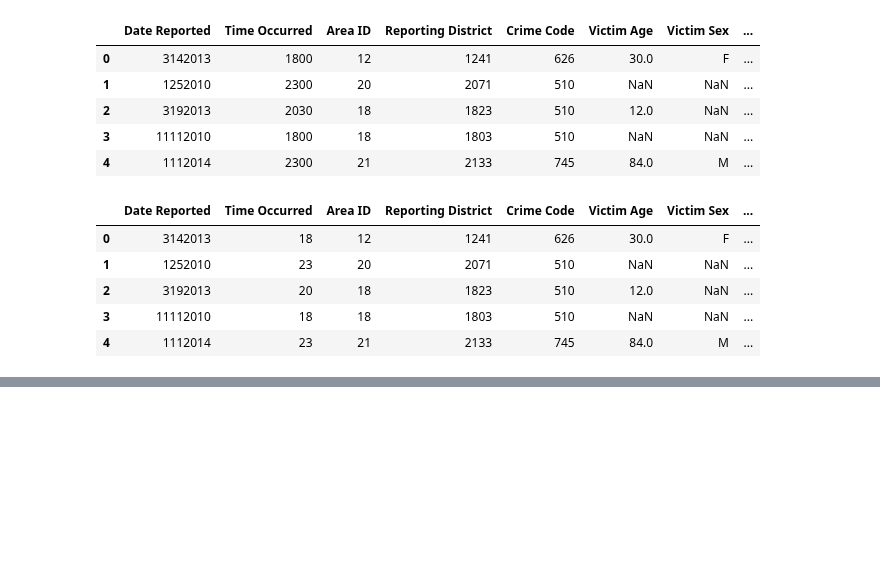
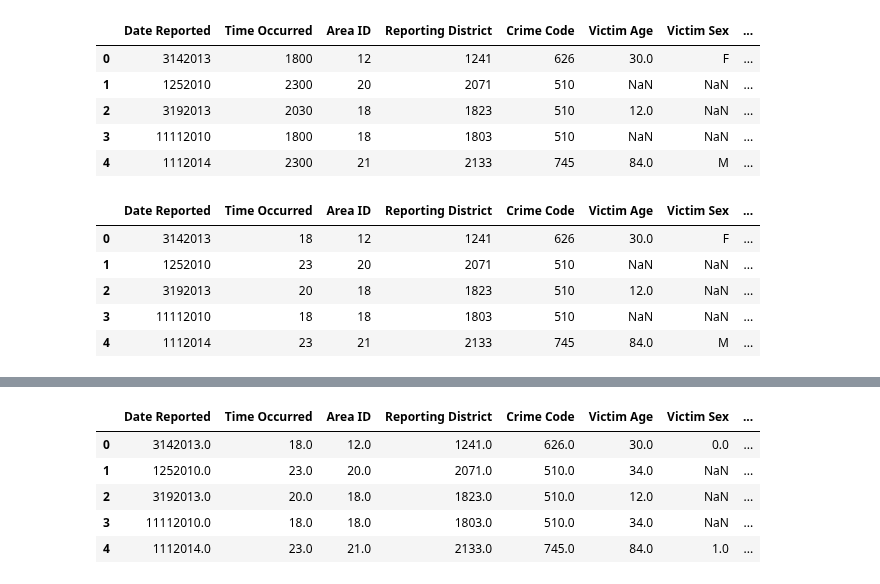
Before and after one commit to Srujgit/CrimeAnalysis, a Jupyter notebook: CrimesInLosAngeles.ipynb, the cells around one changed output, grey strips where cells are left out. Saved outputs shown, nothing was run; the diff lists cells and outputs as text; code cells hidden in the pictures; blank space fills up the shorter version.

```diff
--- a/CrimesInLosAngeles.ipynb
+++ b/CrimesInLosAngeles.ipynb
@@ -151,0 +152,21 @@ df.head()
+# %%
+from sklearn.linear_model import LinearRegression
+from sklearn.experimental import enable_iterative_imputer
+from sklearn.impute import IterativeImputer
+
+X = df[['Date Reported', 'Time Occurred', 'Area ID', 'Reporting District', 'Crime Code', 'Victim Age', 'Premise Code', 'Weapon Used Code']]
+y = df[['Victim Sex', 'Victim Descent']]
+
+imputer = IterativeImputer(max_iter=10, random_state=0,estimator=LinearRegression())
+X_imputed = imputer.fit_transform(df)
+
+# Assign the imputed values back to the original DataFrame
+df[['Date Reported', 'Time Occurred', 'Area ID', 'Reporting District', 'Crime Code', 'Victime Age', 'Victime Sex', 'Victim Descent', 'Premise Code', 'Weapon Used Code']] = X_imputed
+df.head()
+# %% [output]
+|  | Date Reported | Time Occurred | Area ID | Reporting District | Crime Code | Victim Age | Victim Sex | ... |
+| 0 | 3142013.0 | 18.0 | 12.0 | 1241.0 | 626.0 | 30.0 | 0.0 | ... |
+| 1 | 1252010.0 | 23.0 | 20.0 | 2071.0 | 510.0 | 34.0 | NaN | ... |
+| 2 | 3192013.0 | 20.0 | 18.0 | 1823.0 | 510.0 | 12.0 | NaN | ... |
+| 3 | 11112010.0 | 18.0 | 18.0 | 1803.0 | 510.0 | 34.0 | NaN | ... |
+| 4 | 1112014.0 | 23.0 | 21.0 | 2133.0 | 745.0 | 84.0 | 1.0 | ... |
```
Also changed, not shown: parts of 10 cells of this notebook.
